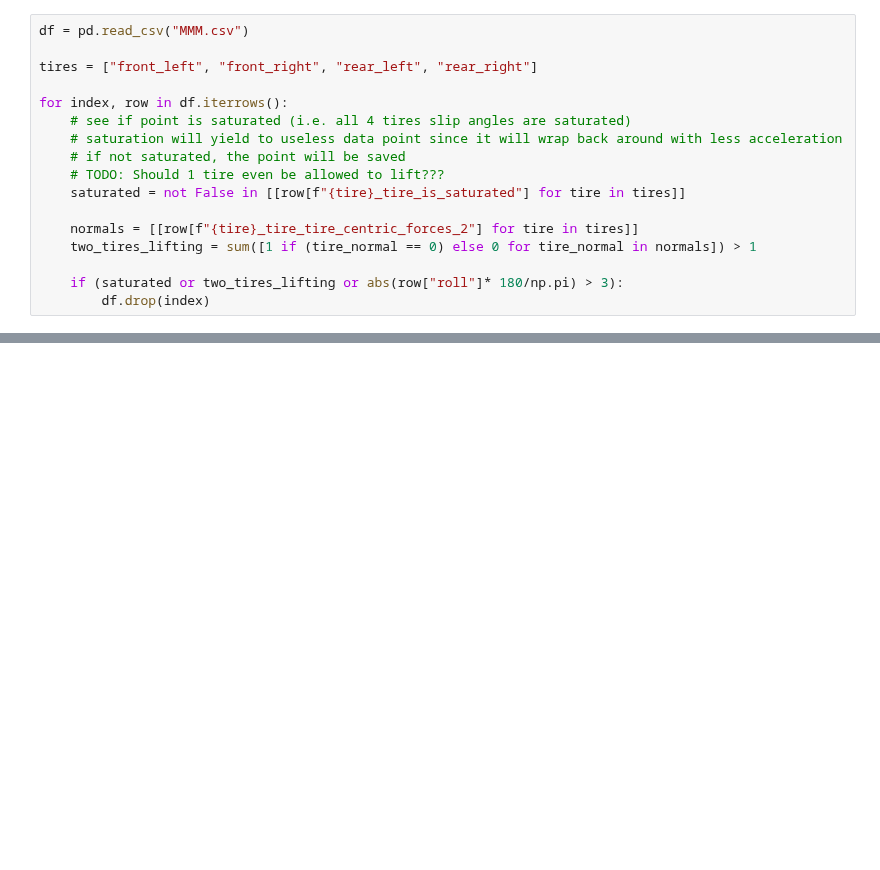
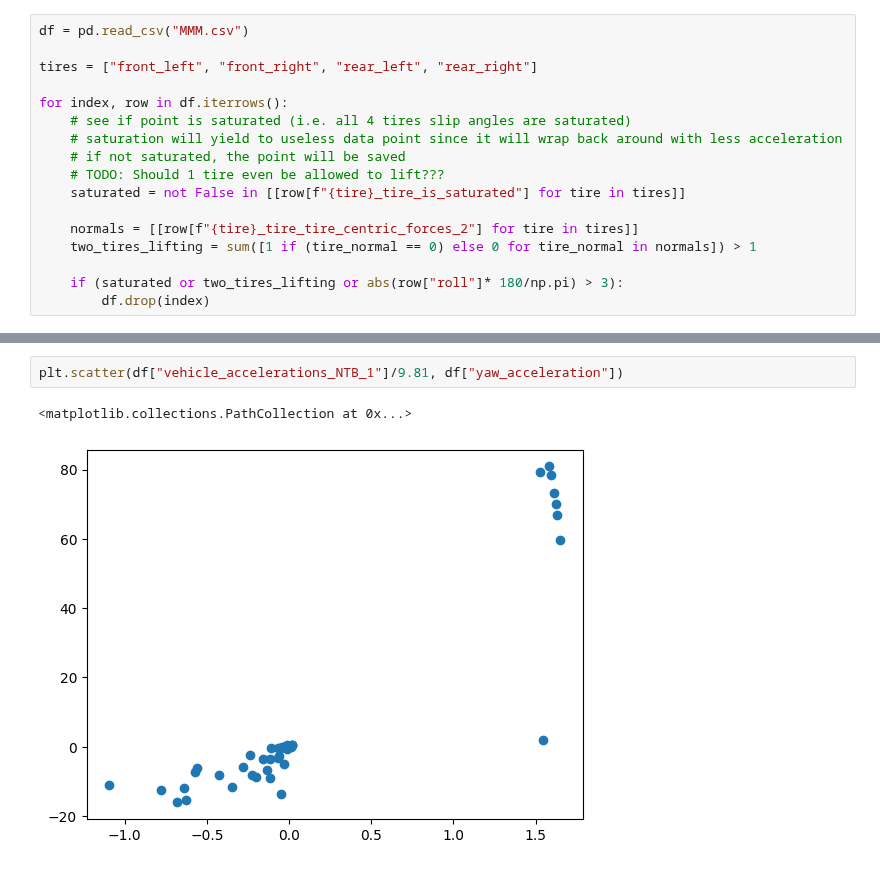
Before and after one commit to LonghornRacingElectric/magic_moment_method, a Jupyter notebook: analysis/MMM_plotter.ipynb, the cells around one changed output, grey strips where cells are left out. Drawn from its saved outputs; the diff is of its cells as text; blank space fills up the shorter version.

```diff
--- a/analysis/MMM_plotter.ipynb
+++ b/analysis/MMM_plotter.ipynb
@@ -63,3 +74,8 @@ Text(0.5, 1.0, 'Milliken Moment Method \n Blue -> Discrete Steered Angle (deg);
+# %%
+plt.scatter(df["vehicle_accelerations_NTB_1"]/9.81, df["yaw_acceleration"])
+# %% [output]
+<matplotlib.collections.PathCollection at 0x...>
+[figure, added]
 # %%
 fig, axs = plt.subplots(1,3,figsize=(16, 6), dpi=80)
 
```
Also changed, not shown: parts of 15 cells of this notebook, 6 other files.
